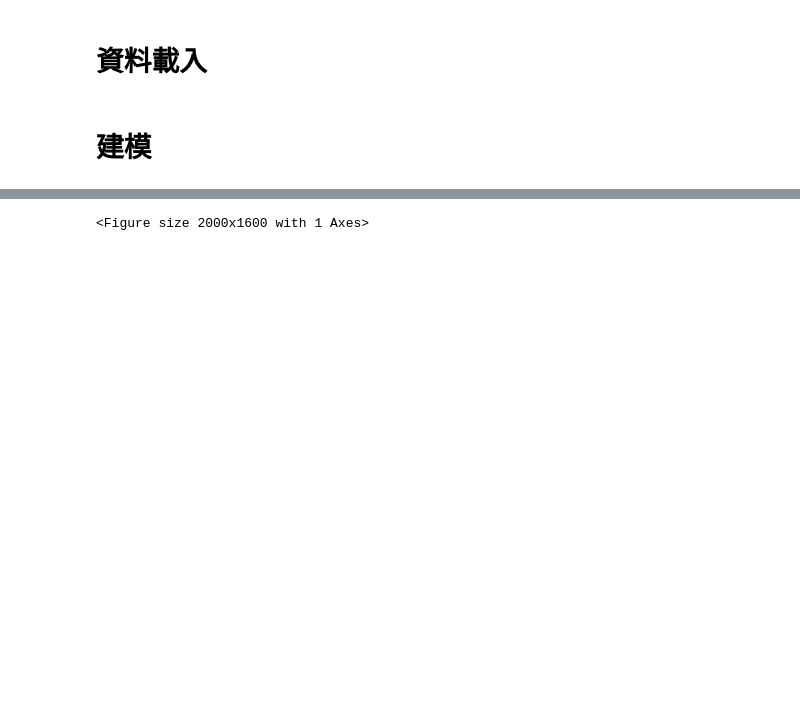
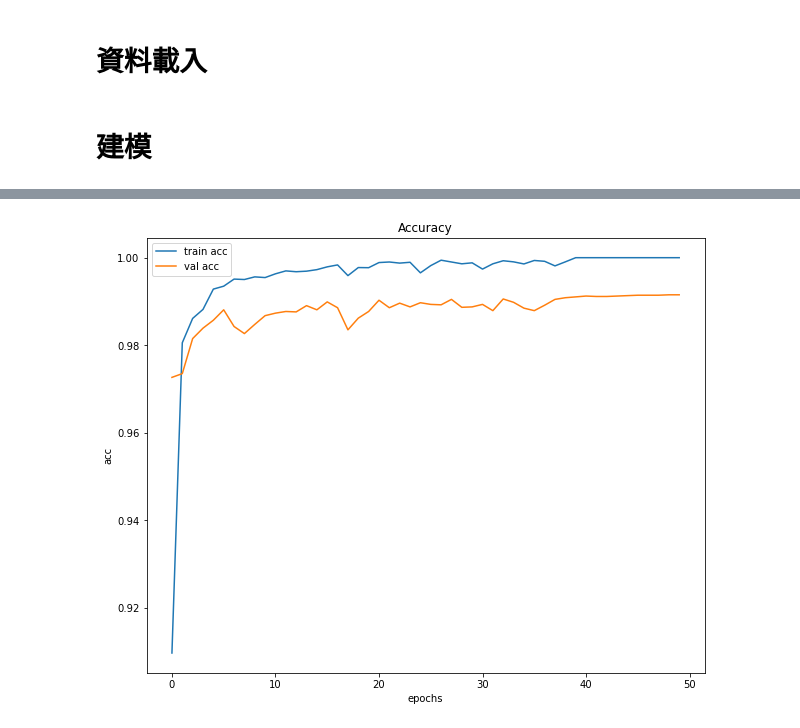
Before and after one commit to watasiwalclee/Kaggle_project, a Jupyter notebook: digit/main_project.ipynb, the cells around one changed output, grey strips where cells are left out. Drawn from its saved outputs; the diff is of its cells as text; code cells hidden in the pictures; blank space fills up the shorter version.

```diff
--- a/digit/main_project.ipynb
+++ b/digit/main_project.ipynb
@@ -73,15 +73,16 @@ Epoch 50/50
 # %%
 import matplotlib.pyplot as plt
 
-plt.figure(figsize=(20,16))
-plt.plot(training_process.history['acc'])
-plt.plot(training_process.history['val_acc'])
+plt.figure(figsize=(10,8))
+plt.plot(training_process.history['accuracy'],label='train acc')
+plt.plot(training_process.history['val_accuracy'],label='val acc')
 plt.xlabel('epochs')
 plt.ylabel('acc')
 plt.title('Accuracy')
+plt.legend()
 plt.show()
 # %% [output]
-<Figure size 2000x1600 with 1 Axes>
+[figure, added]
 # %%
 
 pred = np.argmax(model.predict(test_x_array), axis=1)
```
Also changed, not shown: parts of 1 cell of this notebook, 11 other files.
